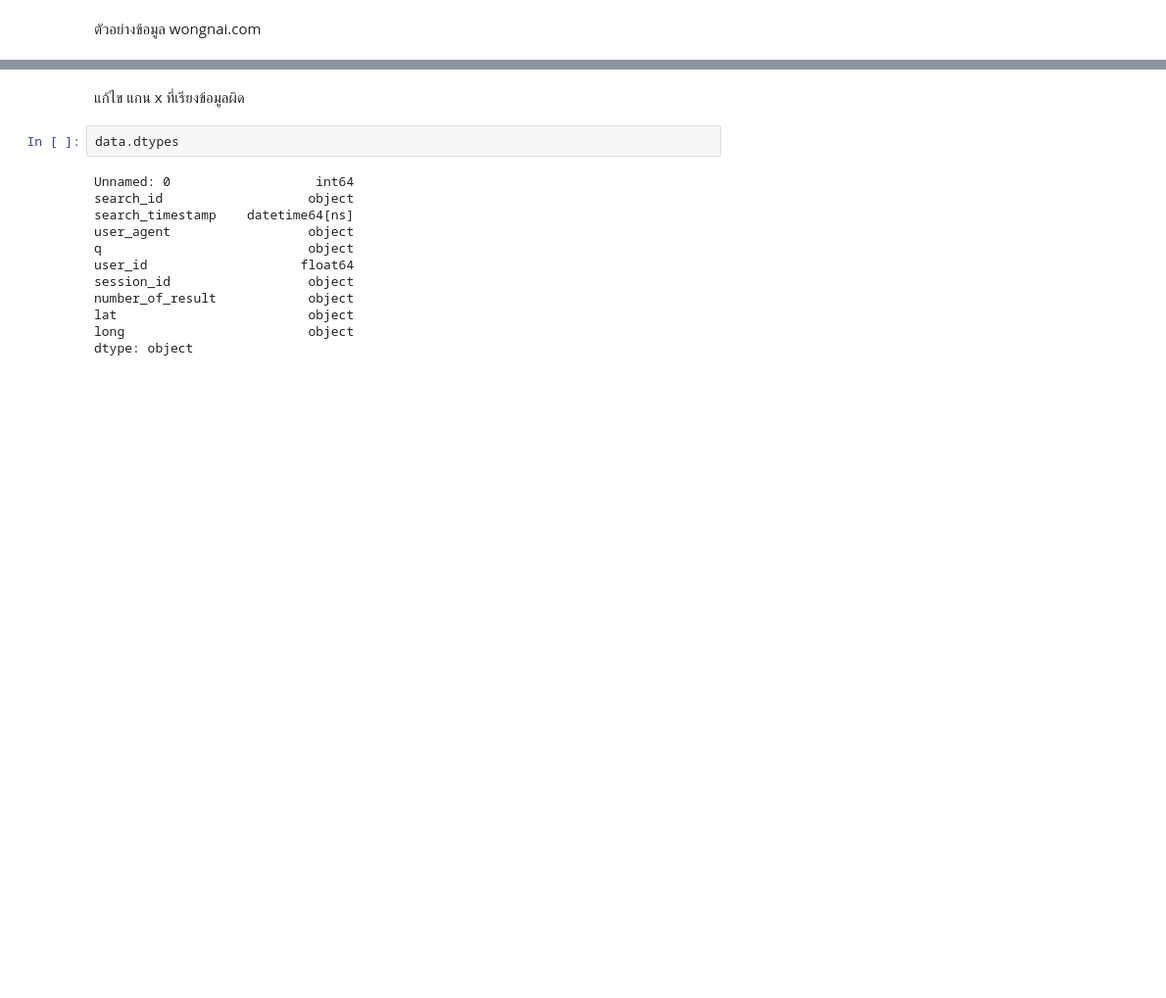
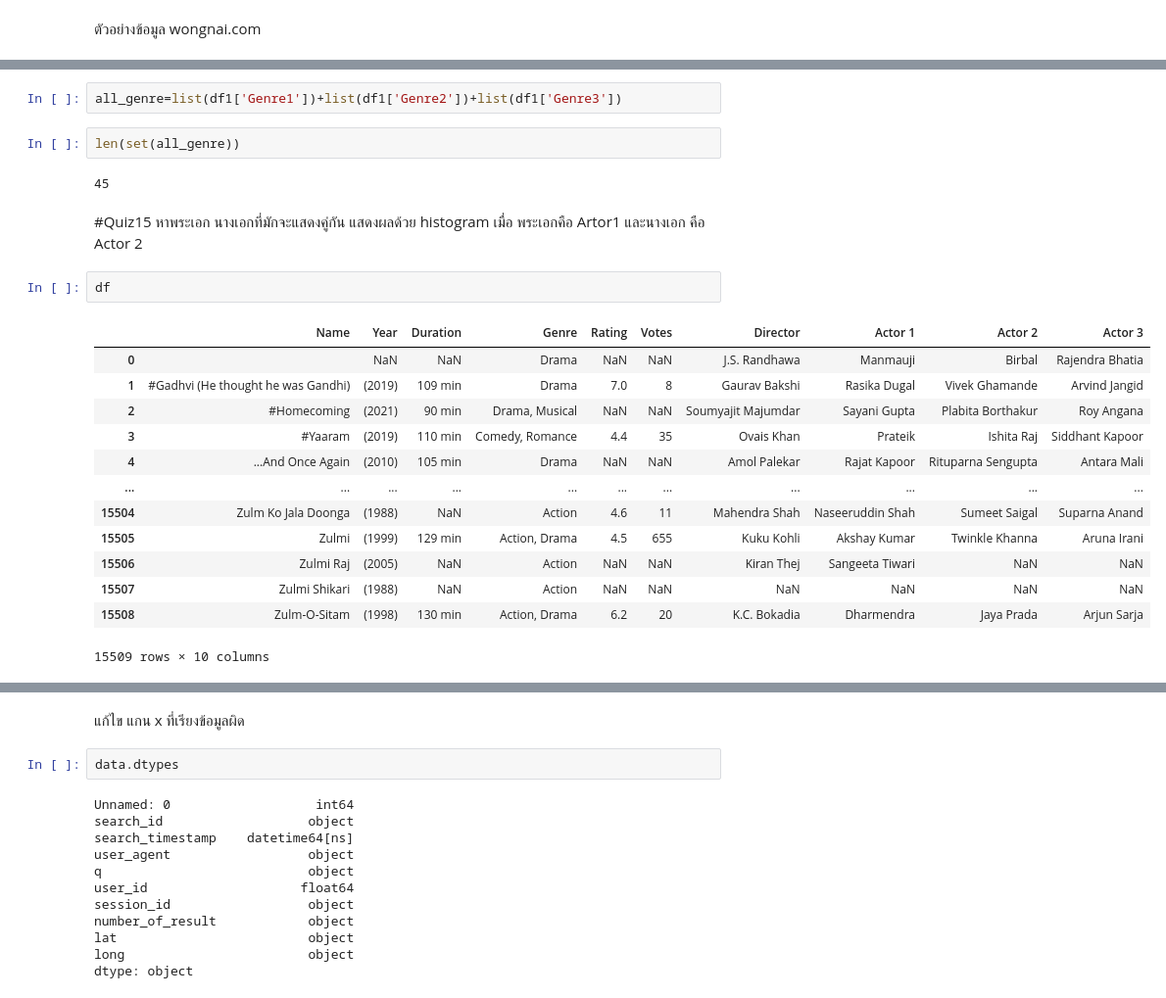
Before and after one commit to pennapha12/Python_dataviz2024, a Jupyter notebook: Visualize_Data_Comparison.ipynb, the cells around one changed output, grey strips where cells are left out. Shown: that part at 98% size. Drawn from its saved outputs; the diff is of its cells as text; blank space fills up the shorter version.

Commit message:
quiz15

```diff
--- a/Visualize_Data_Comparison.ipynb
+++ b/Visualize_Data_Comparison.ipynb
@@ -212,0 +270,24 @@ plt.hist(X, 50, density = True, facecolor = 'violet', alpha = 0.75);
+# %%
+all_genre=list(df1['Genre1'])+list(df1['Genre2'])+list(df1['Genre3'])
+# %%
+len(set(all_genre))
+# %% [output]
+45
+# %% [markdown]
+#Quiz15 หาพระเอก นางเอกที่มักจะแสดงคู่กัน แสดงผลด้วย  histogram เมื่อ พระเอกคือ Artor1 และนางเอก คือ Actor 2
+# %%
+df
+# %% [output]
+|  | Name | Year | Duration | Genre | Rating | Votes | Director | Actor 1 | Actor 2 | Actor 3 |
+| 0 |  | NaN | NaN | Drama | NaN | NaN | J.S. Randhawa | Manmauji | Birbal | Rajendra Bhatia |
+| 1 | #Gadhvi (He thought he was Gandhi) | (2019) | 109 min | Drama | 7.0 | 8 | Gaurav Bakshi | Rasika Dugal | Vivek Ghamande | Arvind Jangid |
+| 2 | #Homecoming | (2021) | 90 min | Drama, Musical | NaN | NaN | Soumyajit Majumdar | Sayani Gupta | Plabita Borthakur | Roy Angana |
+| 3 | #Yaaram | (2019) | 110 min | Comedy, Romance | 4.4 | 35 | Ovais Khan | Prateik | Ishita Raj | Siddhant Kapoor |
+| 4 | ...And Once Again | (2010) | 105 min | Drama | NaN | NaN | Amol Palekar | Rajat Kapoor | Rituparna Sengupta | Antara Mali |
+| ... | ... | ... | ... | ... | ... | ... | ... | ... | ... | ... |
+| 15504 | Zulm Ko Jala Doonga | (1988) | NaN | Action | 4.6 | 11 | Mahendra Shah | Naseeruddin Shah | Sumeet Saigal | Suparna Anand |
+| 15505 | Zulmi | (1999) | 129 min | Action, Drama | 4.5 | 655 | Kuku Kohli | Akshay Kumar | Twinkle Khanna | Aruna Irani |
+| 15506 | Zulmi Raj | (2005) | NaN | Action | NaN | NaN | Kiran Thej | Sangeeta Tiwari | NaN | NaN |
+| 15507 | Zulmi Shikari | (1988) | NaN | Action | NaN | NaN | NaN | NaN | NaN | NaN |
+| 15508 | Zulm-O-Sitam | (1998) | 130 min | Action, Drama | 6.2 | 20 | K.C. Bokadia | Dharmendra | Jaya Prada | Arjun Sarja |
+15509 rows × 10 columns
```
Also changed, not shown: parts of 13 cells of this notebook.
